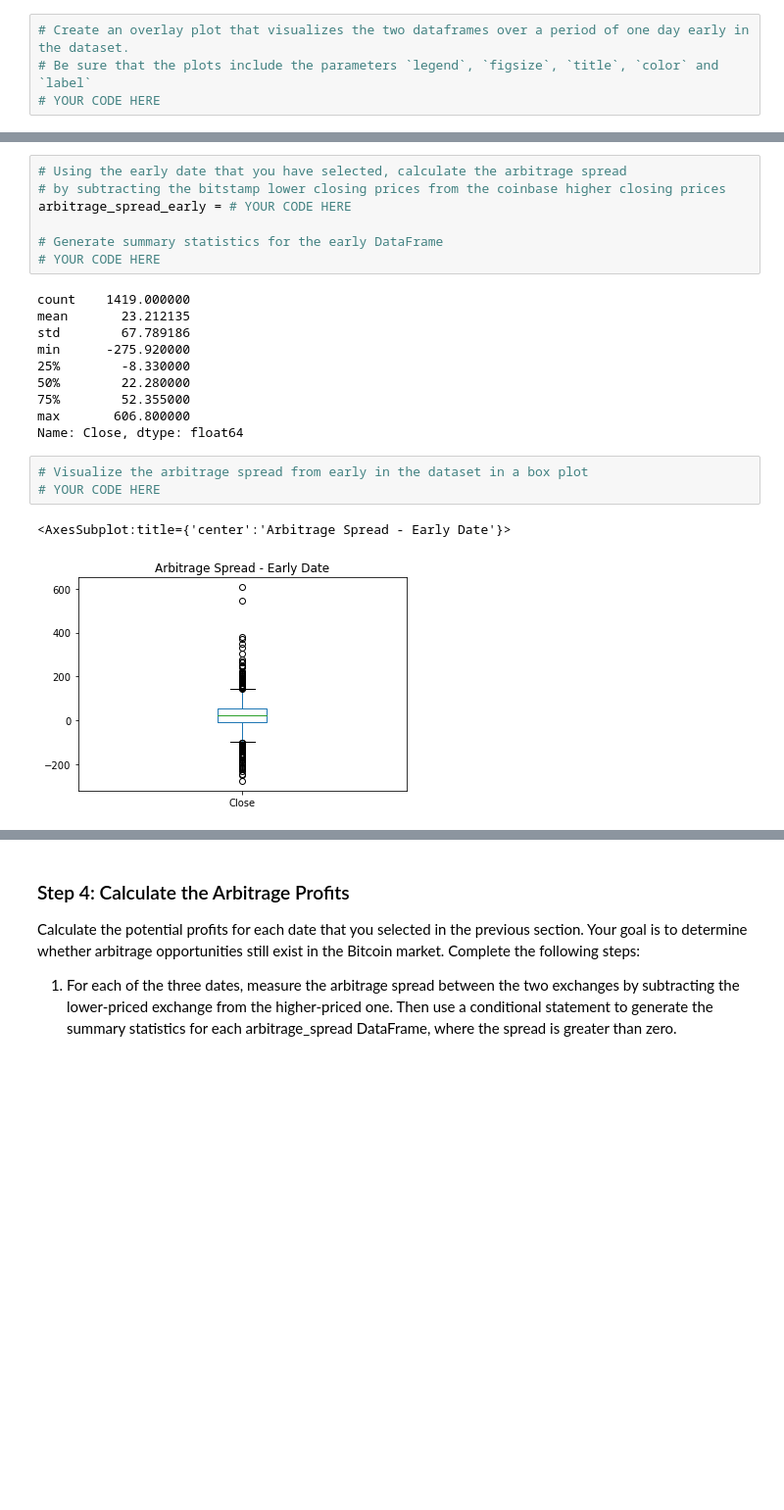
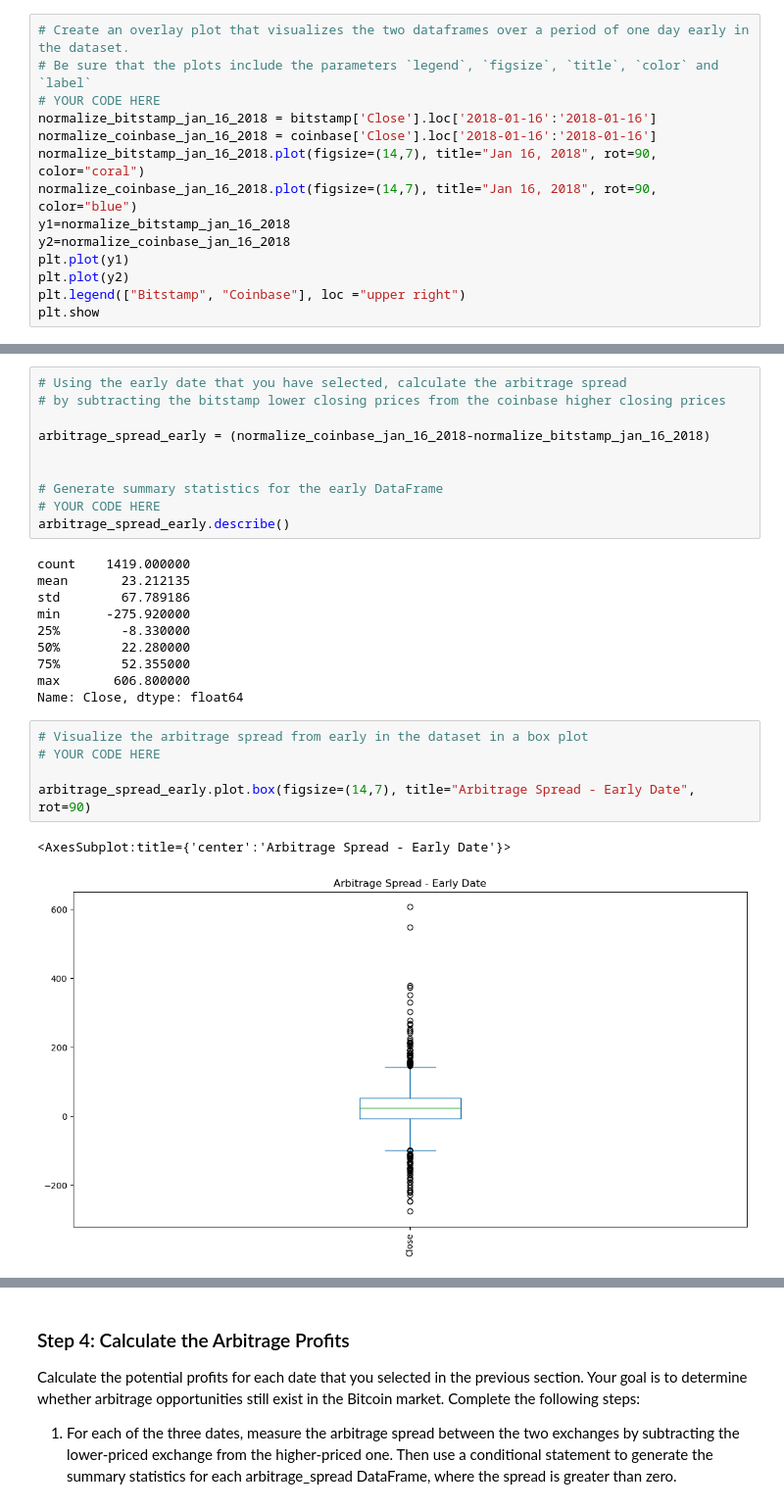
Before and after one commit to Eyasualemu/crypto_arbitrage_ch3, a Jupyter notebook: crypto_arbitrage.ipynb, the cells around one changed output, grey strips where cells are left out. Shown at 98% size. Drawn from its saved outputs; the diff is of its cells as text; blank space fills up the shorter version.

Commit message:
Calculate the arbitrage profit

```diff
--- a/crypto_arbitrage.ipynb
+++ b/crypto_arbitrage.ipynb
@@ -444,4 +444,14 @@ Focus your analysis on specific dates by completing the following steps:
 # Create an overlay plot that visualizes the two dataframes over a period of one day early in the dataset.
 # Be sure that the plots include the parameters `legend`, `figsize`, `title`, `color` and `label`
 # YOUR CODE HERE
+normalize_bitstamp_jan_16_2018 = bitstamp['Close'].loc['2018-01-16':'2018-01-16']
+normalize_coinbase_jan_16_2018 = coinbase['Close'].loc['2018-01-16':'2018-01-16']
+normalize_bitstamp_jan_16_2018.plot(figsize=(14,7), title="Jan 16, 2018", rot=90, color="coral")
+normalize_coinbase_jan_16_2018.plot(figsize=(14,7), title="Jan 16, 2018", rot=90, color="blue")
+y1=normalize_bitstamp_jan_16_2018
+y2=normalize_coinbase_jan_16_2018
+plt.plot(y1)
+plt.plot(y2)
+plt.legend(["Bitstamp", "Coinbase"], loc ="upper right")
+plt.show
 # %% [output]
@@ -450,10 +460,13 @@ Focus your analysis on specific dates by completing the following steps:
 # %%
 # Using the early date that you have selected, calculate the arbitrage spread
 # by subtracting the bitstamp lower closing prices from the coinbase higher closing prices
-arbitrage_spread_early = # YOUR CODE HERE
+
+arbitrage_spread_early = (normalize_coinbase_jan_16_2018-normalize_bitstamp_jan_16_2018)
+
 
 # Generate summary statistics for the early DataFrame
 # YOUR CODE HERE
+arbitrage_spread_early.describe()
 # %% [output]
 count    1419.000000
 mean       23.212135
@@ -467,9 +480,11 @@ Name: Close, dtype: float64
 # %%
 # Visualize the arbitrage spread from early in the dataset in a box plot
 # YOUR CODE HERE
+
+arbitrage_spread_early.plot.box(figsize=(14,7), title="Arbitrage Spread - Early Date", rot=90)
 # %% [output]
 <AxesSubplot:title={'center':'Arbitrage Spread - Early Date'}>
-[figure, old version]
+[figure, new version]
 # %%
 # Create an overlay plot that visualizes the two dataframes over a period of one day from the middle of the dataset.
 # Be sure that the plots include the parameters `legend`, `figsize`, `title`, `color` and `label`
```
Also changed, not shown: parts of 38 cells of this notebook.
